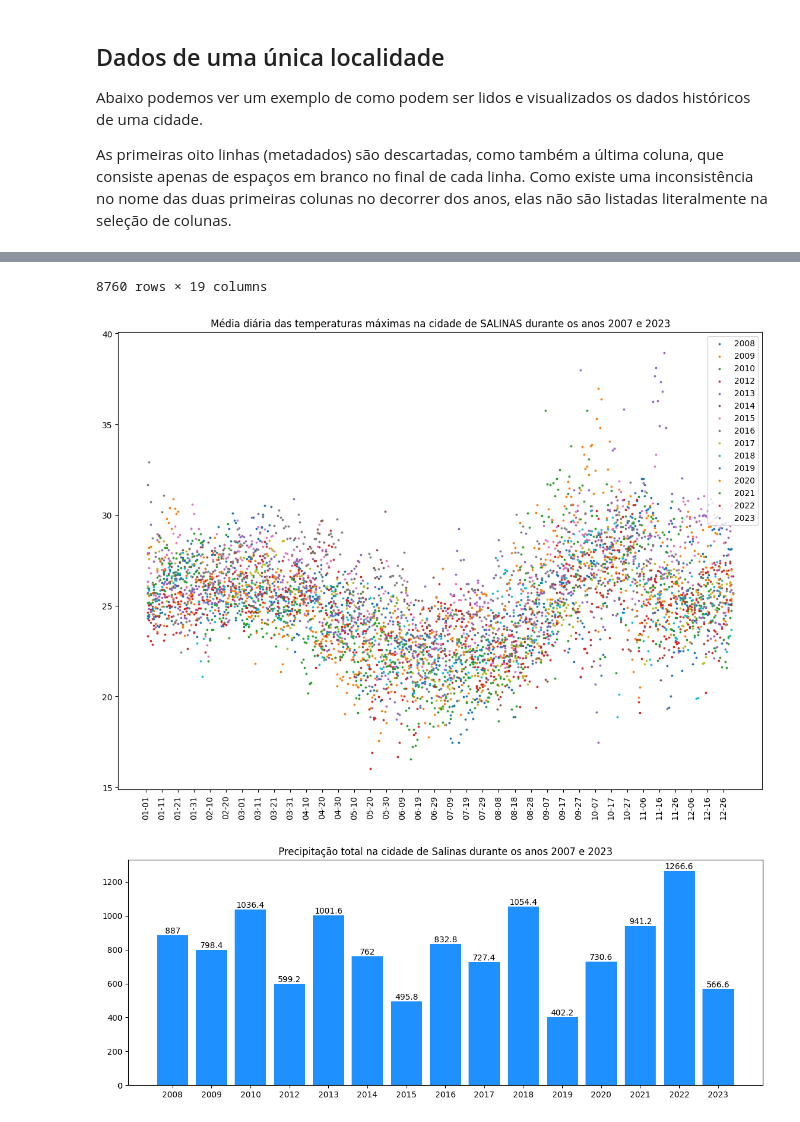
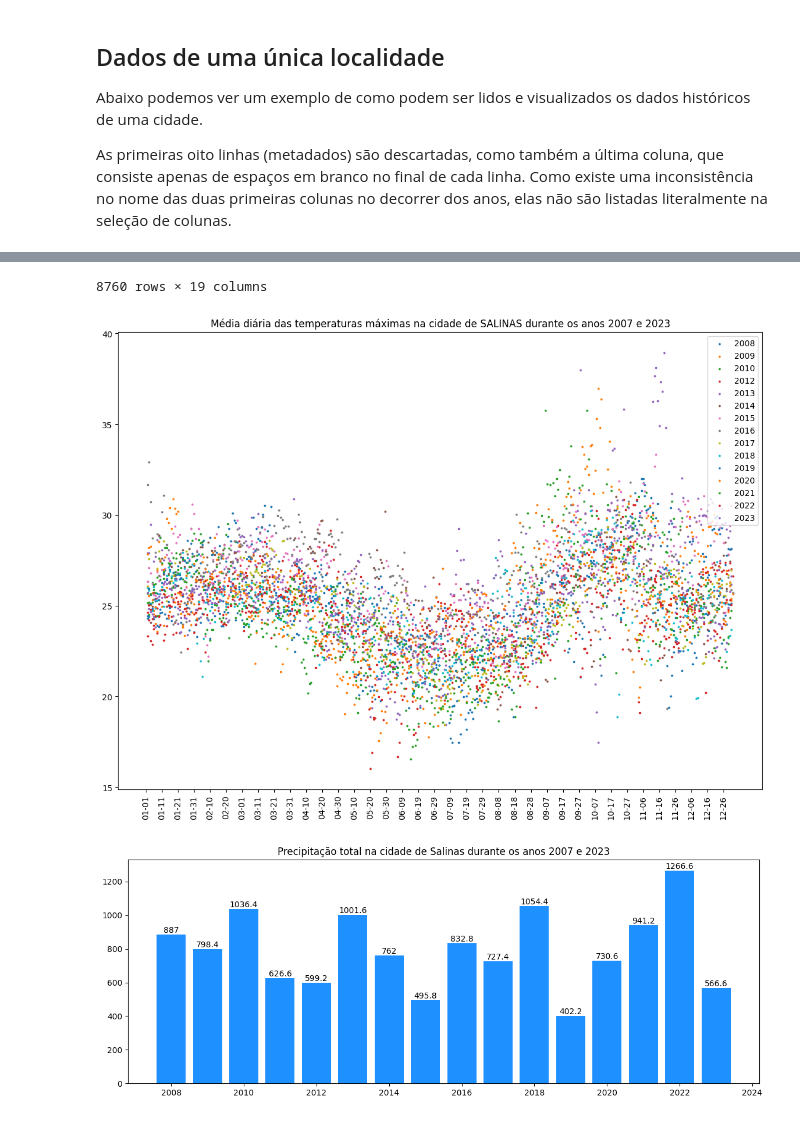
Before and after one commit to nfmmendes/INMET-data-play, a Jupyter notebook: Dados Metereológicos do INMET.ipynb, the cells around one changed output, grey strips where cells are left out. Drawn from its saved outputs; the diff is of its cells as text; code cells hidden in the pictures.

Commit message:
Make 'ANO' column type integer and correct rains chart

```diff
--- a/Dados Metereológicos do INMET.ipynb
+++ b/Dados Metereológicos do INMET.ipynb
@@ -155,7 +155,7 @@ display(df_mapa)
 <H2> Histórico das medições </H2>
 <p> Nesta seção podemos ver a evolução do número de estações durante todo o período de monitoramento e quais cidades/locais começaram a ser monitoradas em cada ano. </p>
 # %%
-df_files['ANO'] = [x.split('-')[-1] for x in df_files['DATA INI']]
+df_files['ANO'] = [int(x.split('-')[-1]) for x in df_files['DATA INI']]
 df_files = df_files.sort_values(by='ANO')
 cities_by_year = df_files[['ANO', 'CIDADE']]\
             .groupby(by='ANO')\
@@ -313,36 +313,38 @@ for i in range(0, len(df_cidade)):
         display(df_ano)
 
     df_ano, clean = process_data_frame(df_ano, process_city_data)
+    if len(df_ano) > 300:
+        ax_precipitacao.bar(ano, df_ano['Precipitacao_Total_MM'].sum(), color='dodgerblue')
+        ax_precipitacao.bar_label(ax_precipitacao.containers[-1]);
+
     if len(clean) < 300:
         continue
 
     x_values = [ x.timetuple().tm_yday for x in clean.index]
     ax_temp_max.scatter(x_values, clean["Temperatura_Maxima"], label=ano, s=3)
-    ax_precipitacao.bar(ano, df_ano['Precipitacao_Total_MM'].sum(), color='dodgerblue')
-    ax_precipitacao.bar_label(ax_precipitacao.containers[-1]);
 
 ax_precipitacao.set_title(f"Precipitação total na cidade de Salinas durante os anos {df_cidade.iloc[0]['ANO']} e {df_cidade.iloc[-1]['ANO']}")
 
 labels = [datetime.strptime("2024-" + str(day_num), "%Y-%j").strftime("%m-%d") for day_num in np.arange(1, 367, 10) ]
 ax_temp_max.set_xticks(np.arange(0, 366, 10), labels=labels, rotation=90)
 
 ax_temp_max.set_xticklabels(labels)
 ax_temp_max.set_title(f"Média diária das temperaturas máximas na cidade de {cidade} durante os anos {df_cidade.iloc[0]['ANO']} e {df_cidade.iloc[-1]['ANO']}")
 ax_temp_max.legend(loc = "upper right")
 plt.show()
 # %% [output]
 |  | Data | Hora_UTC | PRECIPITAÇÃO TOTAL, HORÁRIO (mm) | PRESSAO ATMOSFERICA AO NIVEL DA E... | PRESSÃO ATMOSFERICA MAX.NA HORA A... | ... |
 | 0 | 2023-01-01 | 0000 UTC | 0.0 | 959.3 | 959.3 | ... |
 | 1 | 2023-01-01 | 0100 UTC | 0.0 | 960.1 | 960.1 | ... |
 | 2 | 2023-01-01 | 0200 UTC | 0.0 | 960.6 | 960.6 | ... |
 | 3 | 2023-01-01 | 0300 UTC | 0.0 | 960.2 | 960.6 | ... |
 | 4 | 2023-01-01 | 0400 UTC | 0.0 | 959.9 | 960.3 | ... |
 | ... | ... | ... | ... | ... | ... | ... |
 | 8755 | 2023-12-31 | 1900 UTC | 0.0 | 955.5 | 956.4 | ... |
 | 8756 | 2023-12-31 | 2000 UTC | 0.0 | 955.1 | 955.5 | ... |
 | 8757 | 2023-12-31 | 2100 UTC | 0.0 | 955.1 | 955.1 | ... |
 | 8758 | 2023-12-31 | 2200 UTC | 0.0 | 955.7 | 955.7 | ... |
 | 8759 | 2023-12-31 | 2300 UTC | 0.0 | 956.5 | 956.5 | ... |
 8760 rows × 19 columns
 [figure]
-[figure, old version]
+[figure, new version]
```
Also changed, not shown: parts of 4 cells of this notebook.
